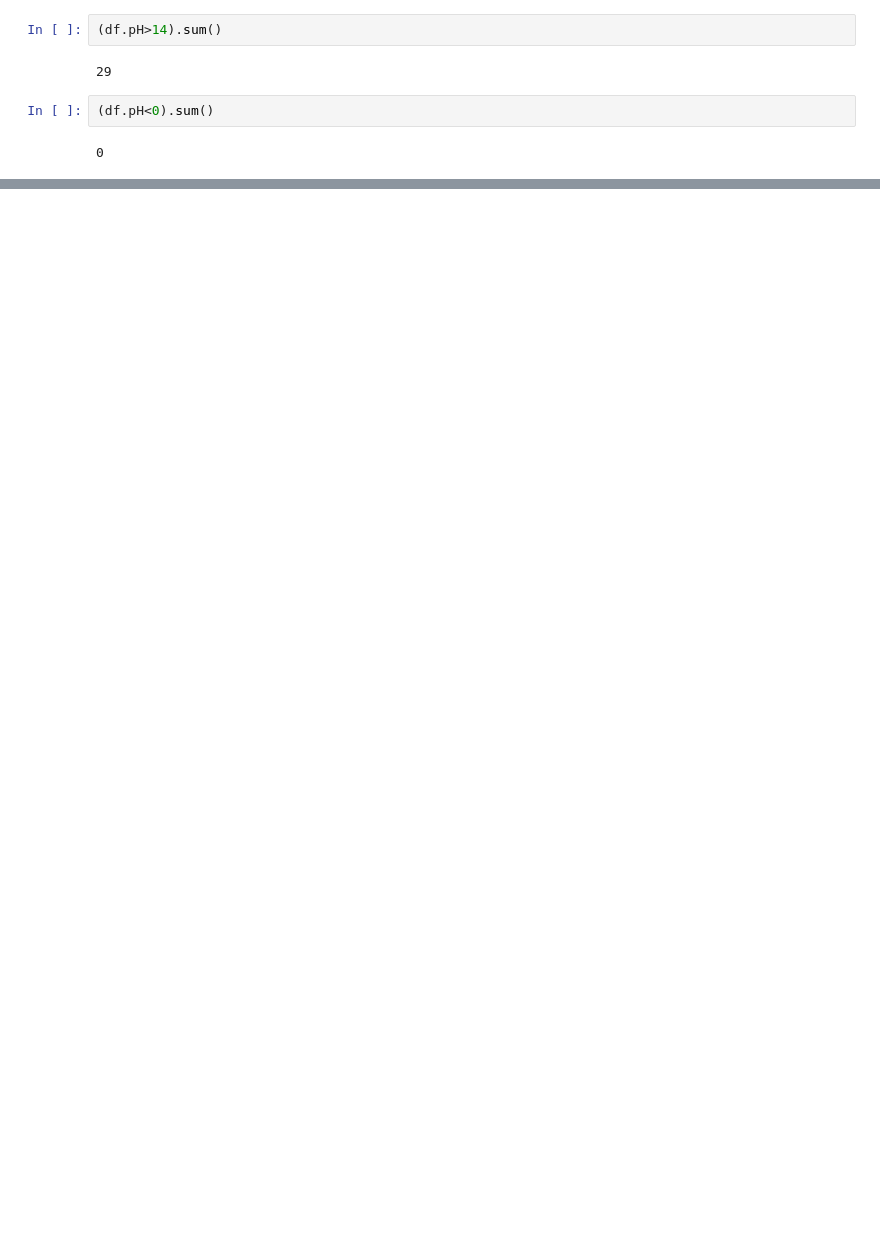
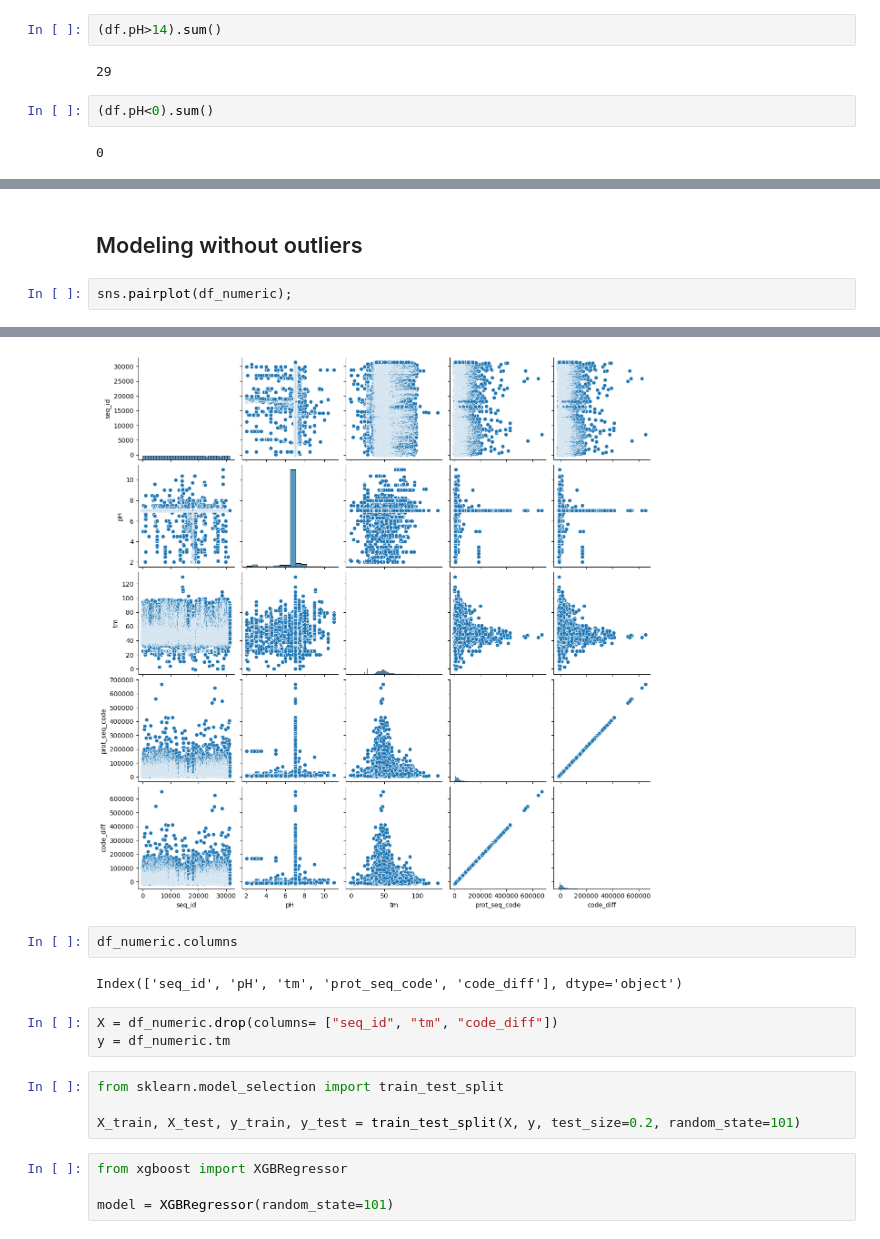
Before and after one commit to hllry2022/Novozyme_Protein_Stability_Prediction, a Jupyter notebook: Novozyme_Enzyme_Stability_Prediction/Novozyme_Enzyme_Stability_Prediction.ipynb, the cells around one changed output, grey strips where cells are left out. Saved outputs shown, nothing was run; the diff lists cells and outputs as text; blank space fills up the shorter version.

```diff
--- a/Novozyme_Enzyme_Stability_Prediction/Novozyme_Enzyme_Stability_Prediction.ipynb
+++ b/Novozyme_Enzyme_Stability_Prediction/Novozyme_Enzyme_Stability_Prediction.ipynb
@@ -238,0 +398,5 @@ df.describe()
+# %% [markdown]
+## Modeling without outliers
+# %%
+sns.pairplot(df_numeric);
+# %% [output]
@@ -238,0 +404,16 @@ df.describe()
+[figure, added]
+# %%
+df_numeric.columns
+# %% [output]
+Index(['seq_id', 'pH', 'tm', 'prot_seq_code', 'code_diff'], dtype='object')
+# %%
+X = df_numeric.drop(columns= ["seq_id", "tm", "code_diff"])
+y = df_numeric.tm
+# %%
+from sklearn.model_selection import train_test_split
+
+X_train, X_test, y_train, y_test = train_test_split(X, y, test_size=0.2, random_state=101)
+# %%
+from xgboost import XGBRegressor
+
+model = XGBRegressor(random_state=101)
```
Also changed, not shown: parts of 42 cells of this notebook.
